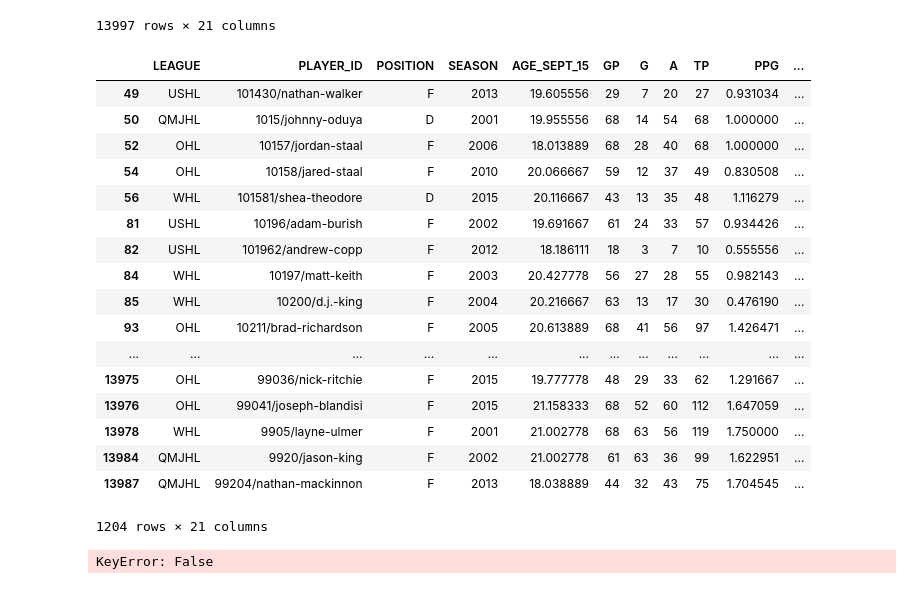
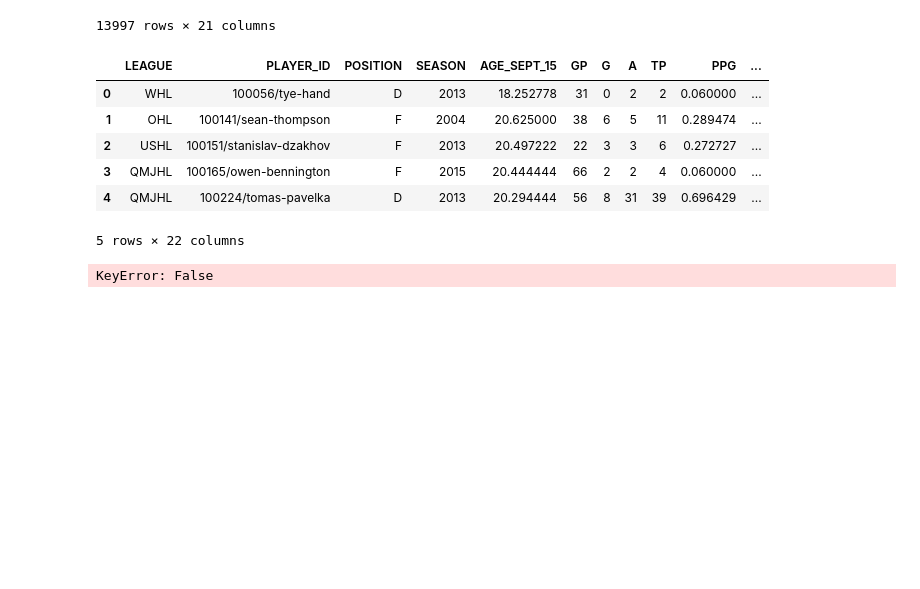
Before and after one commit to kstradinger/Junior-Hockey-Analysis, a Jupyter notebook: Juniors_analysis.ipynb, the cells around one changed output. Saved outputs shown, nothing was run; the diff lists cells and outputs as text; code cells hidden in the pictures; blank space fills up the shorter version.

```diff
--- a/Juniors_analysis.ipynb
+++ b/Juniors_analysis.ipynb
@@ -28,26 +28,15 @@ df
 | 13995 | WHL | 99867/andrew-bentz | D | 2006 | 19.644444 | 37 | 1 | 2 | 3 | 0.080000 | ... |
 | 13996 | USHL | 99870/max-shuart | F | 2013 | 19.216667 | 35 | 8 | 7 | 15 | 0.428571 | ... |
 13997 rows × 21 columns
-# %%
-# NHL only DF
-nhl_df= df[df.NHL_GP !=0]
-nhl_df
-# %% [output]
-|  | LEAGUE | PLAYER_ID | POSITION | SEASON | AGE_SEPT_15 | GP | G | A | TP | PPG | ... |
-| 49 | USHL | 101430/nathan-walker | F | 2013 | 19.605556 | 29 | 7 | 20 | 27 | 0.931034 | ... |
-| 50 | QMJHL | 1015/johnny-oduya | D | 2001 | 19.955556 | 68 | 14 | 54 | 68 | 1.000000 | ... |
-| 52 | OHL | 10157/jordan-staal | F | 2006 | 18.013889 | 68 | 28 | 40 | 68 | 1.000000 | ... |
-| 54 | OHL | 10158/jared-staal | F | 2010 | 20.066667 | 59 | 12 | 37 | 49 | 0.830508 | ... |
-| 56 | WHL | 101581/shea-theodore | D | 2015 | 20.116667 | 43 | 13 | 35 | 48 | 1.116279 | ... |
-| 81 | USHL | 10196/adam-burish | F | 2002 | 19.691667 | 61 | 24 | 33 | 57 | 0.934426 | ... |
-| 82 | USHL | 101962/andrew-copp | F | 2012 | 18.186111 | 18 | 3 | 7 | 10 | 0.555556 | ... |
-| 84 | WHL | 10197/matt-keith | F | 2003 | 20.427778 | 56 | 27 | 28 | 55 | 0.982143 | ... |
-| 85 | WHL | 10200/d.j.-king | F | 2004 | 20.216667 | 63 | 13 | 17 | 30 | 0.476190 | ... |
-| 93 | OHL | 10211/brad-richardson | F | 2005 | 20.613889 | 68 | 41 | 56 | 97 | 1.426471 | ... |
-| ... | ... | ... | ... | ... | ... | ... | ... | ... | ... | ... | ... |
-| 13975 | OHL | 99036/nick-ritchie | F | 2015 | 19.777778 | 48 | 29 | 33 | 62 | 1.291667 | ... |
-| 13976 | OHL | 99041/joseph-blandisi | F | 2015 | 21.158333 | 68 | 52 | 60 | 112 | 1.647059 | ... |
-| 13978 | WHL | 9905/layne-ulmer | F | 2001 | 21.002778 | 68 | 63 | 56 | 119 | 1.750000 | ... |
-| 13984 | QMJHL | 9920/jason-king | F | 2002 | 21.002778 | 61 | 63 | 36 | 99 | 1.622951 | ... |
-| 13987 | QMJHL | 99204/nathan-mackinnon | F | 2013 | 18.038889 | 44 | 32 | 43 | 75 | 1.704545 | ... |
-1204 rows × 21 columns
+# %%
+# Make new variable for non-drafted, drafted, made NHL called player status
+df['PLAYER_STATUS'] = 'place holder'
+df.head()
+# %% [output]
+|  | LEAGUE | PLAYER_ID | POSITION | SEASON | AGE_SEPT_15 | GP | G | A | TP | PPG | ... |
+| 0 | WHL | 100056/tye-hand | D | 2013 | 18.252778 | 31 | 0 | 2 | 2 | 0.060000 | ... |
+| 1 | OHL | 100141/sean-thompson | F | 2004 | 20.625000 | 38 | 6 | 5 | 11 | 0.289474 | ... |
+| 2 | USHL | 100151/stanislav-dzakhov | F | 2013 | 20.497222 | 22 | 3 | 3 | 6 | 0.272727 | ... |
+| 3 | QMJHL | 100165/owen-bennington | F | 2015 | 20.444444 | 66 | 2 | 2 | 4 | 0.060000 | ... |
+| 4 | QMJHL | 100224/tomas-pavelka | D | 2013 | 20.294444 | 56 | 8 | 31 | 39 | 0.696429 | ... |
+5 rows × 22 columns
```
Also changed, not shown: parts of 4 cells of this notebook.
